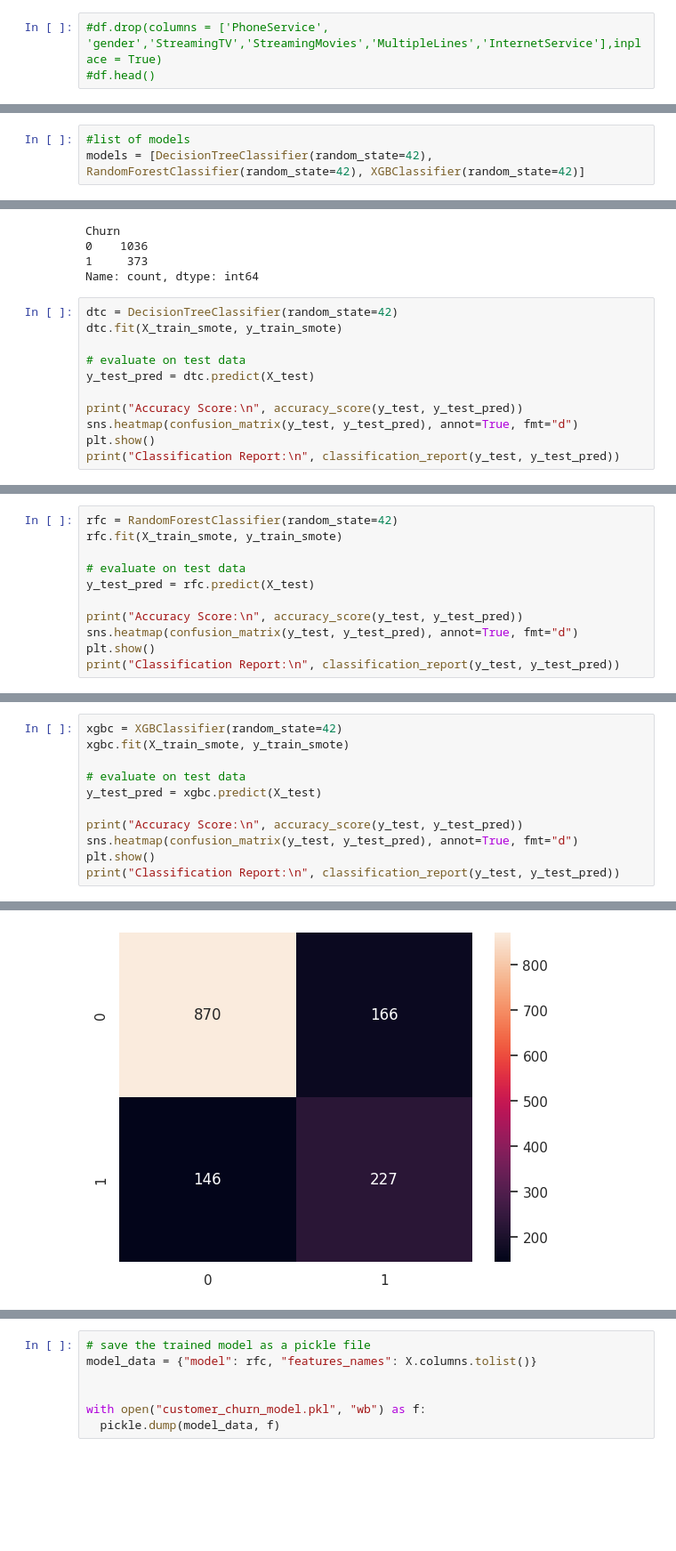
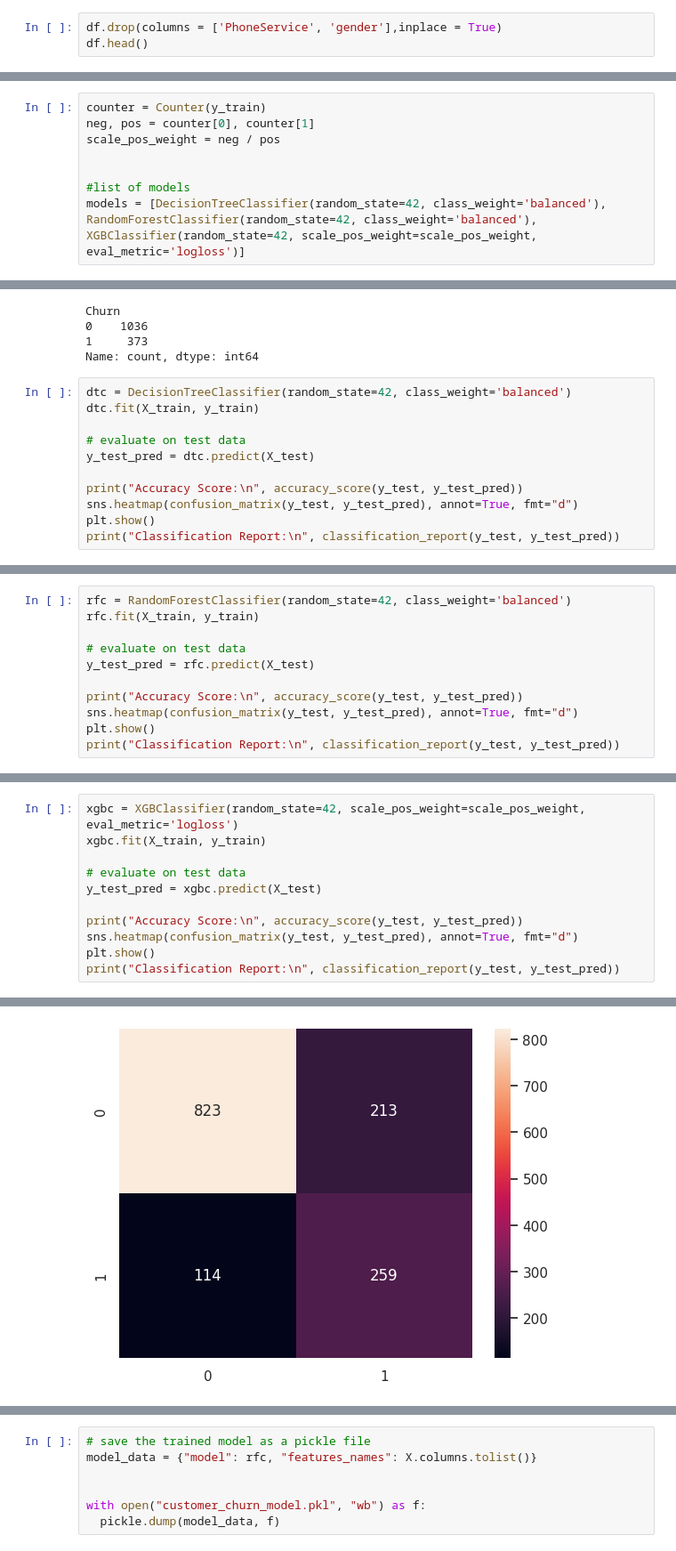
Before and after one commit to erandime/Customer-Churn-Prediction, a Jupyter notebook: Customer_Churn_Prediction.ipynb, the cells around one changed output, grey strips where cells are left out. Shown at 89% size. Cells and saved outputs as stored; diff of their text form; blank space fills up the shorter version.

Commit message:
Train and Evaluate models

```diff
--- a/Customer_Churn_Prediction.ipynb
+++ b/Customer_Churn_Prediction.ipynb
@@ -625,3 +690,3 @@ InternetService     -0.047291
 # %%
-#df.drop(columns = ['PhoneService', 'gender','StreamingTV','StreamingMovies','MultipleLines','InternetService'],inplace = True)
-#df.head()
+df.drop(columns = ['PhoneService', 'gender'],inplace = True)
+df.head()
@@ -669,6 +725,11 @@ Name: count, dtype: int64
 # %%
+counter = Counter(y_train)
+neg, pos = counter[0], counter[1]
+scale_pos_weight = neg / pos
+
+
 #list of models
-models = [DecisionTreeClassifier(random_state=42), RandomForestClassifier(random_state=42), XGBClassifier(random_state=42)]
+models = [DecisionTreeClassifier(random_state=42, class_weight='balanced'), RandomForestClassifier(random_state=42, class_weight='balanced'), XGBClassifier(random_state=42, scale_pos_weight=scale_pos_weight, eval_metric='logloss')]
 # %%
 def compare_models_train_test():
 
@@ -825,8 +888,8 @@ Churn
 1     373
 Name: count, dtype: int64
 # %%
-dtc = DecisionTreeClassifier(random_state=42)
-dtc.fit(X_train_smote, y_train_smote)
+dtc = DecisionTreeClassifier(random_state=42, class_weight='balanced')
+dtc.fit(X_train, y_train)
 
 # evaluate on test data
 y_test_pred = dtc.predict(X_test)
@@ -851,6 +914,6 @@ weighted avg       0.73      0.72      0.72      1409
 # %%
-rfc = RandomForestClassifier(random_state=42)
-rfc.fit(X_train_smote, y_train_smote)
+rfc = RandomForestClassifier(random_state=42, class_weight='balanced')
+rfc.fit(X_train, y_train)
 
 # evaluate on test data
 y_test_pred = rfc.predict(X_test)
@@ -875,6 +938,6 @@ weighted avg       0.78      0.77      0.78      1409
 # %%
-xgbc = XGBClassifier(random_state=42)
-xgbc.fit(X_train_smote, y_train_smote)
+xgbc = XGBClassifier(random_state=42, scale_pos_weight=scale_pos_weight, eval_metric='logloss')
+xgbc.fit(X_train, y_train)
 
 # evaluate on test data
 y_test_pred = xgbc.predict(X_test)
@@ -889,4 +952,4 @@ Accuracy Score:
-[figure, old version]
+[figure, new version]
 Classification Report:
                precision    recall  f1-score   support
 
```
Also changed, not shown: parts of 46 cells of this notebook.
